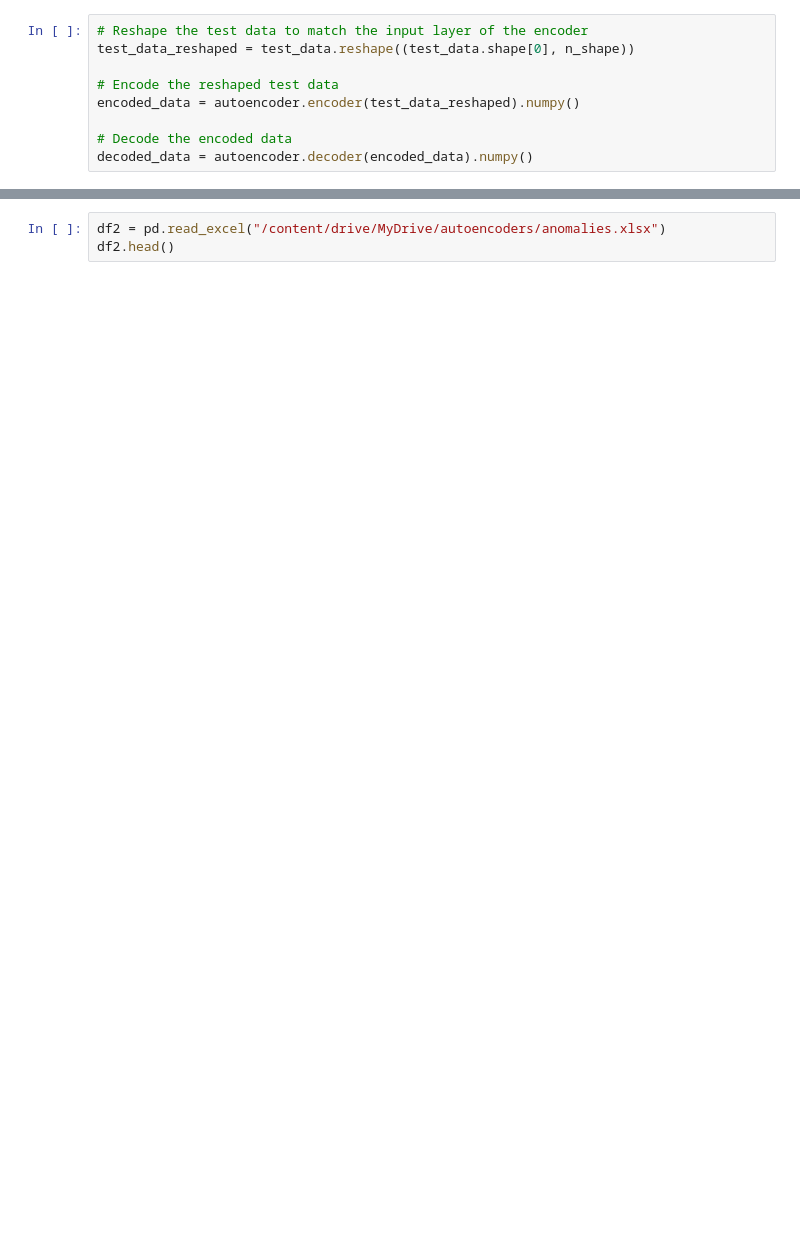
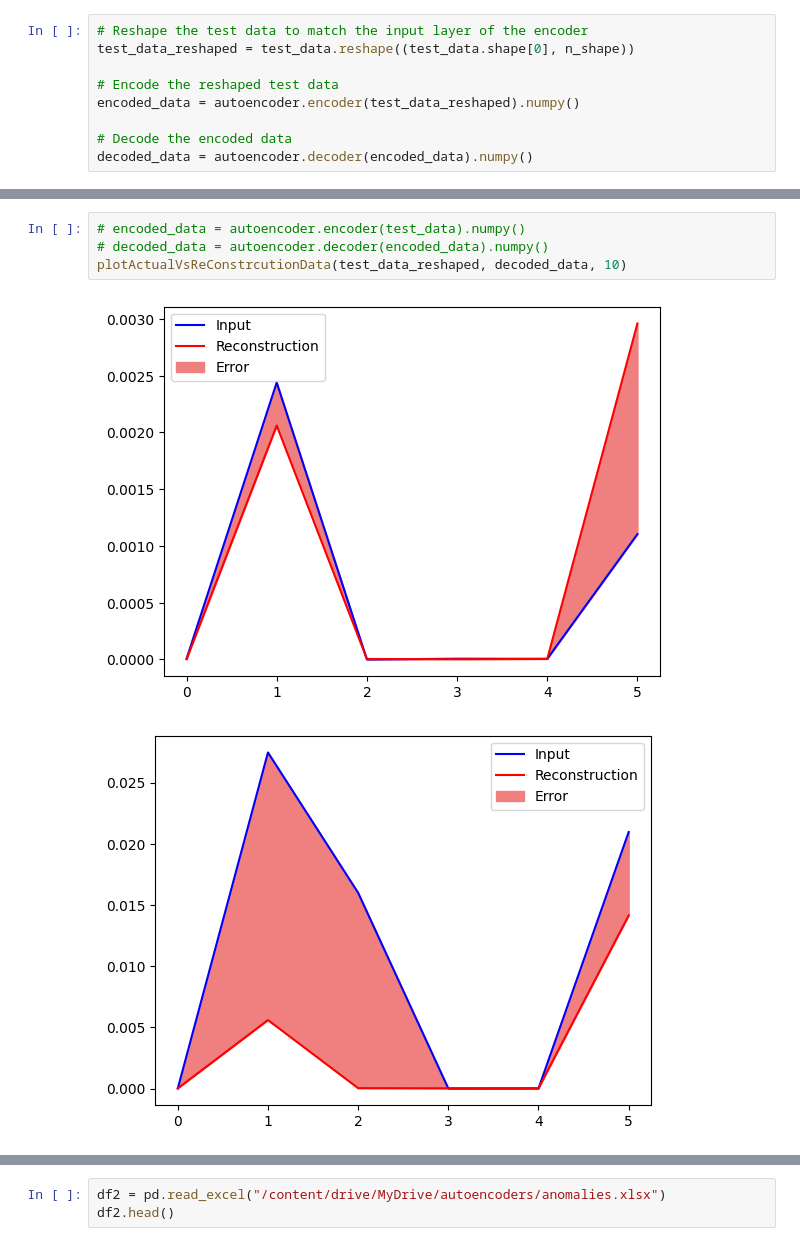
Before and after one commit to Tonmoy-saha18/anomaly-detection, a Jupyter notebook: anomaly_detection_using_autoencoder.ipynb, the cells around one changed output, grey strips where cells are left out. Drawn from its saved outputs; the diff is of its cells as text; blank space fills up the shorter version.

```diff
--- a/anomaly_detection_using_autoencoder.ipynb
+++ b/anomaly_detection_using_autoencoder.ipynb
@@ -278,0 +272,7 @@ for i in range(20):
+# %%
+# encoded_data = autoencoder.encoder(test_data).numpy()
+# decoded_data = autoencoder.decoder(encoded_data).numpy()
+plotActualVsReConstrcutionData(test_data_reshaped, decoded_data, 10)
+# %% [output]
+[figure, added]
+[figure, added]
```
Also changed, not shown: parts of 38 cells of this notebook.
